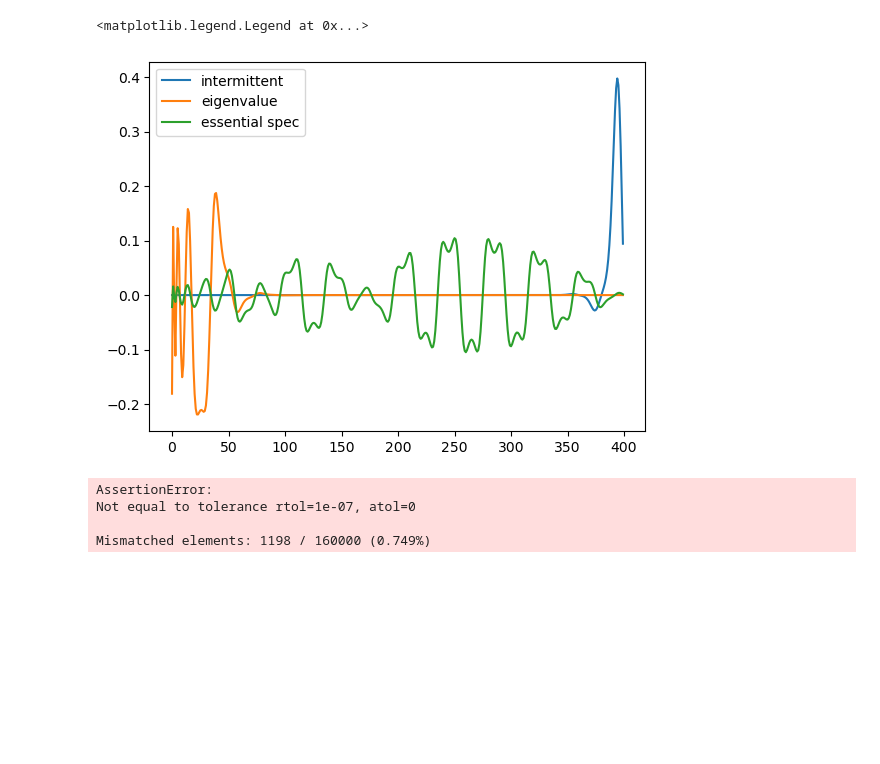
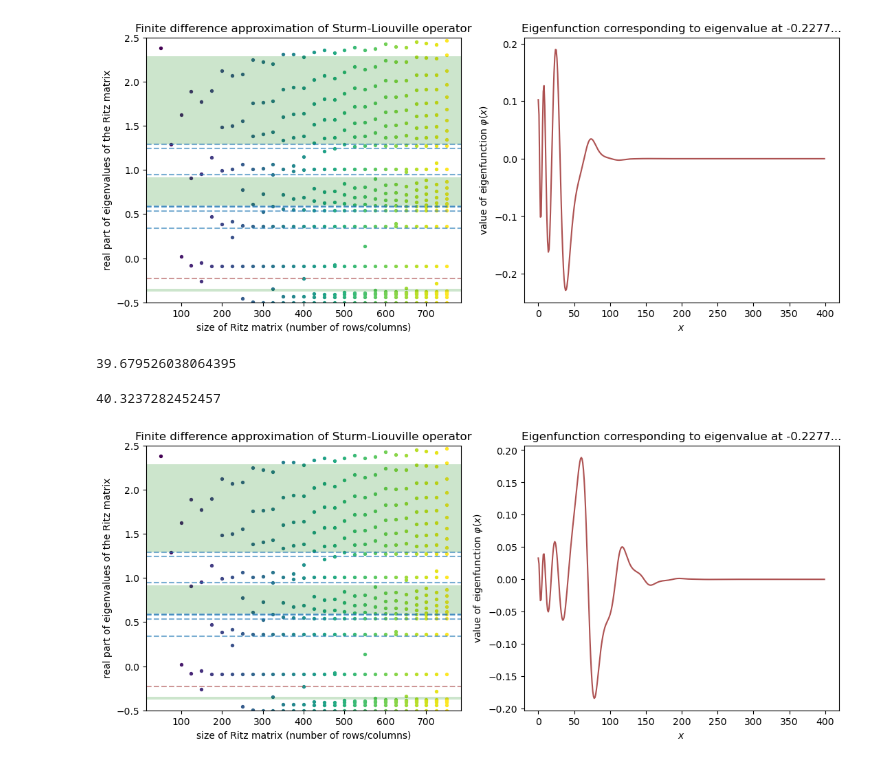
Before and after one commit to alexhroom/thesis, a Jupyter notebook: 30 Code/finite_difference.ipynb, the cells around one changed output. Drawn from its saved outputs; the diff is of its cells as text; code cells hidden in the pictures; blank space fills up the shorter version.

```diff
--- a/30 Code/finite_difference.ipynb
+++ b/30 Code/finite_difference.ipynb
@@ -57,2 +106,2 @@ plot(sl_spec_dbm)
 # %%
-sp, vc = sturm_liouville(potential, 2 * np.pi / 20, np.pi / 8, 400, vectors=True)
+pairs = sturm_liouville(potential, 2 * np.pi / 40, np.pi / 8, 400, vectors=True)
@@ -72,19 +108,22 @@ sp[27]  # good eigenvalue
-# %%
-import matplotlib.pyplot as plt
-
-plt.plot(vc[:,398], label='intermittent')
-plt.plot(vc[:,27], label='eigenvalue')
-plt.plot(vc[:,47], label='essential spec')
-plt.legend()
-# %% [output]
-<matplotlib.legend.Legend at 0x...>
-[figure, removed]
-# %%
-scheme_matrix = sturm_liouville(potential, 2 * np.pi / 20, np.pi / 8, 400, matrix=True)
-
-np.testing.assert_allclose(scheme_matrix * vc[398].T, scheme_matrix * sp[398])
-# %% [output]
-AssertionError:
-Not equal to tolerance rtol=1e-07, atol=0
-
-Mismatched elements: 1198 / 160000 (0.749%)
+# %%
+eig = pairs.filter(lambda x: x.real > -0.25 and x.real < 0.00)
+val, vec = list(eig.data.items())[0]
+# %%
+plot_eig(sl_spec, vec)
+# %% [output]
+[figure, added]
+# %%
+lu = -np.diff(vec, n=2, prepend=0, append=0) + np.array([potential(x) for x in np.linspace(0, len(vec), 1)])*vec
+
+np.linalg.norm(lu - val*vec)
+# %% [output]
+39.679526038064395
+# %%
+safe_eig = pairs.filter(lambda x: x.real < 0.5 and x.real > 0.00)
+val, vec = list(safe_eig.data.items())[0]
+plot_eig(sl_spec, vec)
+lu = (-np.diff(vec, n=2, prepend=0, append=0) + np.array([potential(x) for x in np.linspace(0, len(vec), 1)])*vec)
+np.linalg.norm(lu - val*vec)
+# %% [output]
+40.3237282452457
+[figure, added]
```
Also changed, not shown: parts of 8 cells of this notebook, 20 other files.
